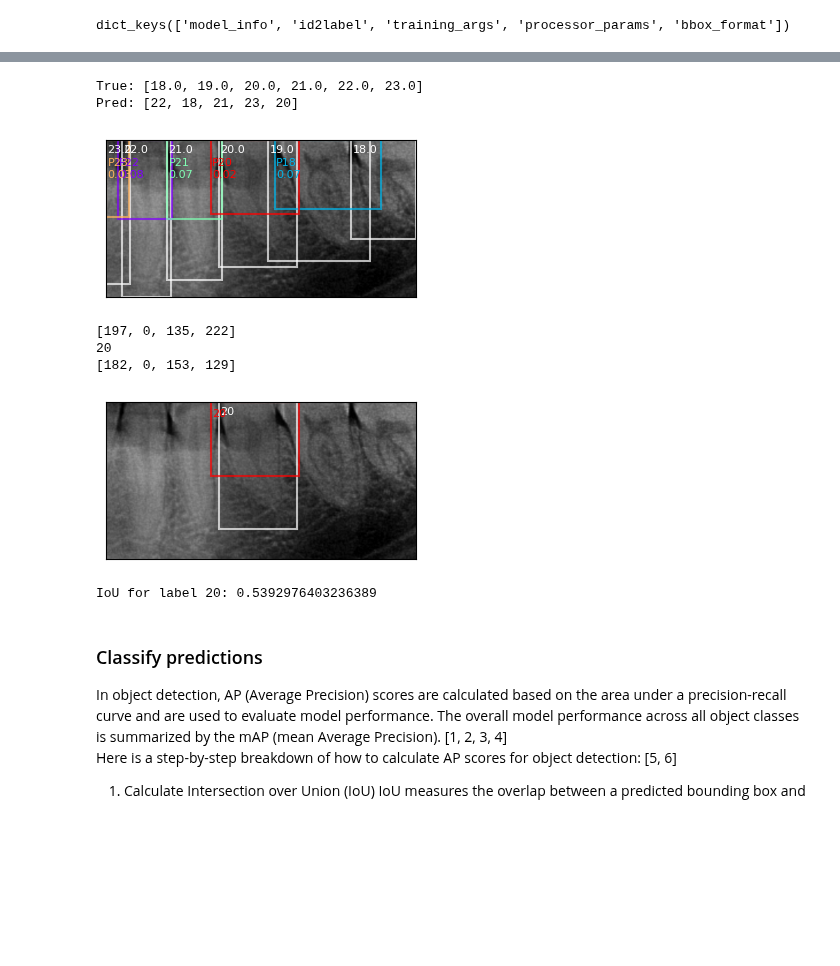
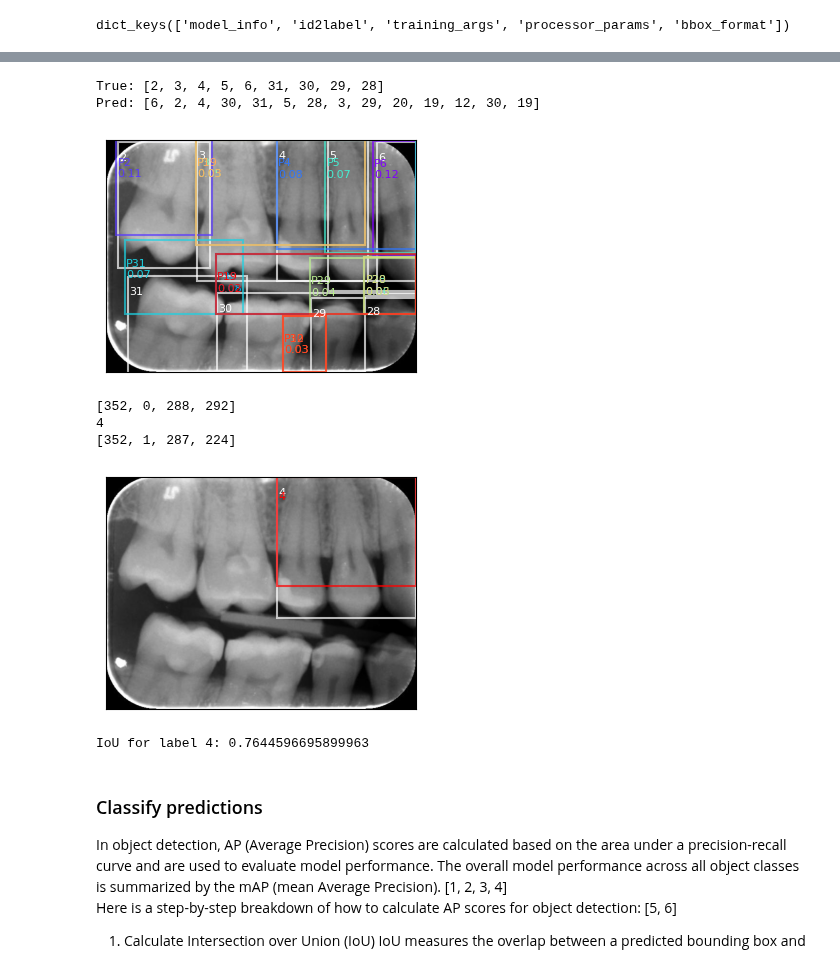
Before and after one commit to awerdich/computervision, a Jupyter notebook: notebooks/detection/10_performance_classes.ipynb, the cells around one changed output, grey strips where cells are left out. Drawn from its saved outputs; the diff is of its cells as text; code cells hidden in the pictures; blank space fills up the shorter version.

Commit message:
detection classifications for mAP

```diff
--- a/notebooks/detection/10_performance_classes.ipynb
+++ b/notebooks/detection/10_performance_classes.ipynb
@@ -222,0 +110,23 @@ display(model_parameters.get('model_info'))
+# %%
+input_width, input_height = model_info.get('im_width'), model_info.get('im_height')
+
+transforms = AugmentationTransform(im_height=input_height, im_width=input_width).get_transforms(name='val')
+print(transforms)
+
+dataset = DETRdataset(data=df,
+                      image_processor=detr.processor,
+                      image_dir=image_dir,
+                      file_name_col=file_col,
+                      transforms=transforms)
+
+file_list = dataset.file_list
+
+threshold = 0.05
+pred_df = detr.predict_on_dataset(dataset=dataset, threshold=0.02)
+display(pred_df.head(2))
+
+# Get rid of very small bounding boxes
+min_area = 1000
+print(pred_df.shape[0])
+pred_df = pred_df.loc[pred_df['area'] > min_area]
+print(pred_df.shape[0])
@@ -223,42 +141,44 @@ display(model_parameters.get('model_info'))
 # %%
 figsize = (4, 4)
-threshold = 0.02
-idx = 74
-file_name = file_name_list[idx]
+idx = 10
+file = file_list[idx]
+file_name = os.path.basename(file)
 
 file = os.path.join(image_dir, file_name)
 im = ImageData().load_image(file)
 im = ImageData().np2color(im)
 df_file = df.loc[df[file_col] == file_name]
 bbox_list = df_file[bbox_col].tolist()
 pos_list = df_file[pos_col].tolist()
-im_width, im_height = im.shape[1], im.shape[0]
-x_lim, y_lim = (0, im_width), (0, im_height)
 
 # Predict positions
-output = detr_detect(detr_model=model, detr_processor=processor, image=im, threshold=threshold)
+output = pred_df.loc[pred_df['image_id'] == idx]
+image_width = output.get('image_width').tolist()[0]
+image_height = output.get('image_height').tolist()[0]
+
 if output is not None:
-    output_bbox_list = output.get('bboxes')
-    output_cat_list = output.get('categories')
+    output_bbox_list = output.get('bbox')
+    output_bbox_list = [clipxywh(list(box), xlim=(0, image_width), ylim=(0, image_height)) for box in output_bbox_list]
+    output_cat_list = output.get('category_id')
     output_pos_list = [id2label.get(cat) for cat in output_cat_list]
-    score_list = output.get('scores')
+    score_list = output.get('score')
     output_label_list = [f'P{p}\n{s:.2f}' for p, s in zip(output_pos_list, score_list)]
 
     print(f'True: {pos_list}')
     print(f'Pred: {output_pos_list}')
 
     fig, ax = plt.subplots(figsize=figsize)
     ax = plot_boxes(image=im, box_list=bbox_list, label_list=pos_list, color='w', ax=ax)
-    ax = plot_boxes(image=im, box_list=output_bbox_list, label_list=output_label_list, ax=ax, offset_xy=(0, 200))
+    ax = plot_boxes(image=im, box_list=output_bbox_list, label_list=output_label_list, ax=ax, offset_xy=(0, 100))
     plt.show()
 # %% [output]
-True: [18.0, 19.0, 20.0, 21.0, 22.0, 23.0]
-Pred: [22, 18, 21, 23, 20]
+True: [2, 3, 4, 5, 6, 31, 30, 29, 28]
+Pred: [6, 2, 4, 30, 31, 5, 28, 3, 29, 20, 19, 12, 30, 19]
-[figure, old version]
+[figure, new version]
 # %%
 # Let's pick one ground truth and one predicted position
 # So we can calculate the iou
-true_pos = 20
+true_pos = 4
 true_bbx = list(bbox_list[pos_list.index(true_pos)])
 true_bbx = clipxywh(true_bbx, xlim=x_lim, ylim=y_lim, decimals=0)
 print(true_bbx)
@@ -279,11 +199,11 @@ plt.show()
 iou = DetectionMetrics.compute_iou(bbox_1=true_bbx, bbox_2=pred_bbx, bbox_format='xywh', method='pt')
 print(f'IoU for label {true_pos}: {iou}')
 # %% [output]
-[197, 0, 135, 222]
-20
-[182, 0, 153, 129]
+[352, 0, 288, 292]
+4
+[352, 1, 287, 224]
-[figure, old version]
+[figure, new version]
-IoU for label 20: 0.5392976403236389
+IoU for label 4: 0.7644596695899963
 # %% [markdown]
 ### Classify predictions ###
 In object detection, AP (Average Precision) scores are calculated based on the area under a precision-recall curve and are used to evaluate model performance. The overall model performance across all object classes is summarized by the mAP (mean Average Precision). [1, 2, 3, 4]
```
Also changed, not shown: parts of 14 cells of this notebook.
